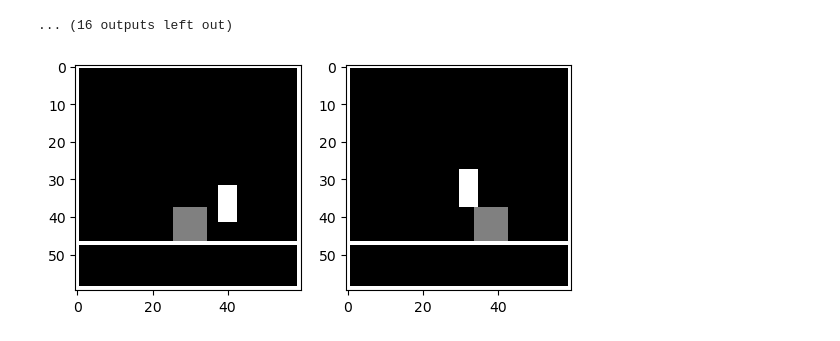
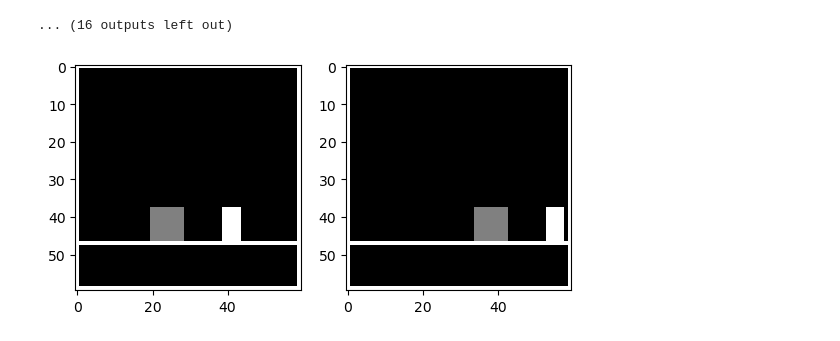
Before and after one commit to manusimidt/jku_master_thesis, a Jupyter notebook: visualize_psm.ipynb, the cells around one changed output. Saved outputs shown, nothing was run; the diff lists cells and outputs as text; code cells hidden in the pictures.

```diff
--- a/visualize_psm.ipynb
+++ b/visualize_psm.ipynb
@@ -175,11 +175,8 @@ for compare_idx in range(0, len(actions_y)):
 [figure]
 [figure]
 ... (16 outputs left out)
-# %%
-compare_idx = 38
-
-ground_truth = psm.calculate_ground_trough(actions_x, actions_y)
-partner_idx = np.argmin(ground_truth[compare_idx])
-compare_2imgs(states_x[compare_idx],states_y[partner_idx])
-# %% [output]
-[figure, removed]
+# %%
+state1, state2 = env.generate_positive_pairs([VanillaEnv([(34, 12)]), VanillaEnv([(20, 12)])])
+compare_2imgs(state1, state2)
+# %% [output]
+[figure, added]
```
Also changed, not shown: parts of 2 cells of this notebook, 6 other files.
